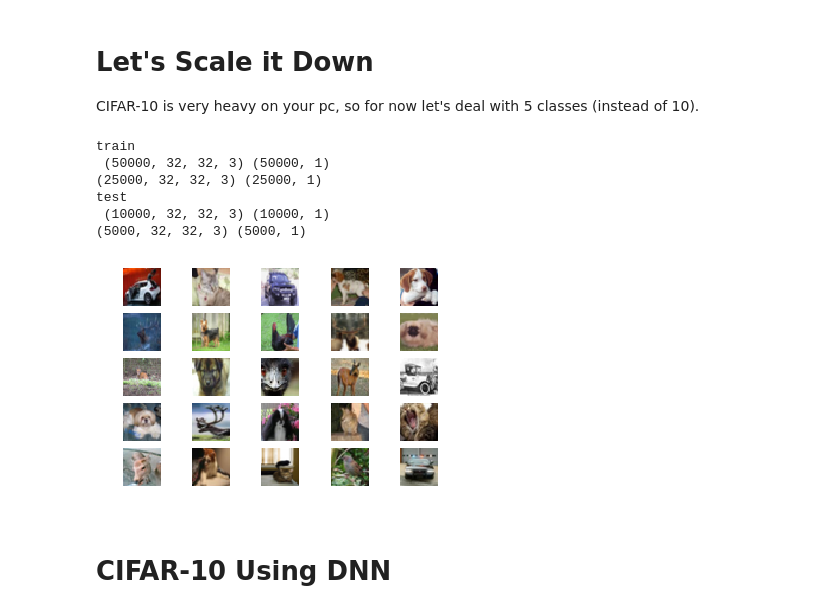
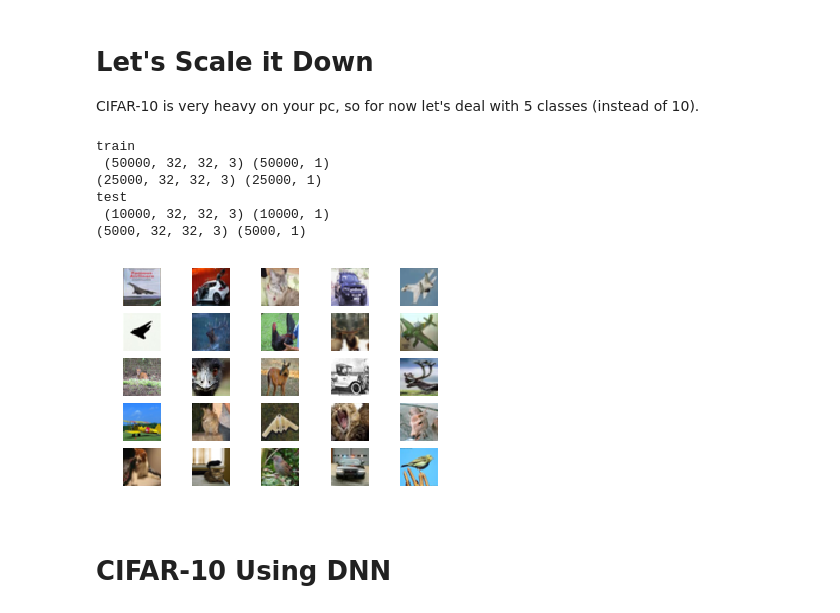
Before and after one commit to felixkreuk/colman_ml, a Jupyter notebook: 2017/lab_2/02 CNN example.ipynb, the cells around one changed output. Cells and saved outputs as stored; diff of their text form; code cells hidden in the pictures.

```diff
--- a/2017/lab_2/02 CNN example.ipynb
+++ b/2017/lab_2/02 CNN example.ipynb
@@ -57,39 +55,41 @@ shrink_data = True
 (x_train, y_train), (x_test, y_test) = cifar10.load_data()
 
 if shrink_data:
-    selected_classes = [1, 2, 3, 4, 5]
+    selected_classes = [0, 1, 2, 3, 4]
     print('train\n', x_train.shape, y_train.shape)
     x = [ex for ex, ey in zip(x_train, y_train) if ey in selected_classes]
     y = [ey for ex, ey in zip(x_train, y_train) if ey in selected_classes]
     x_train = np.stack(x)
     y_train = np.stack(y).reshape(-1,1)
     print(x_train.shape, y_train.shape)
 
     print('test\n', x_test.shape, y_test.shape)
     x = [ex for ex, ey in zip(x_test, y_test) if ey in selected_classes]
     y = [ey for ex, ey in zip(x_test, y_test) if ey in selected_classes]
     x_test = np.stack(x)
     y_test = np.stack(y).reshape(-1,1)
     print(x_test.shape, y_test.shape)
+    num_classes = len(selected_classes)
 else:
     print('train\n', x_train.shape, y_train.shape)
     print('test\n', x_test.shape, y_test.shape)
+    num_classes = 10
 
 # show some images
 plt.figure(1)
 for i in range (1,26):
     ax = plt.subplot(5,5,i)
     ax.axis('off')
     ax.imshow(x[i].reshape(32,32,3))
 plt.show()
 # %% [output]
 train
  (50000, 32, 32, 3) (50000, 1)
 (25000, 32, 32, 3) (25000, 1)
 test
  (10000, 32, 32, 3) (10000, 1)
 (5000, 32, 32, 3) (5000, 1)
-[figure, old version]
+[figure, new version]
 # %% [markdown]
 # CIFAR-10 Using DNN
 # %%
```
Also changed, not shown: parts of 7 cells of this notebook, 2 other files.
